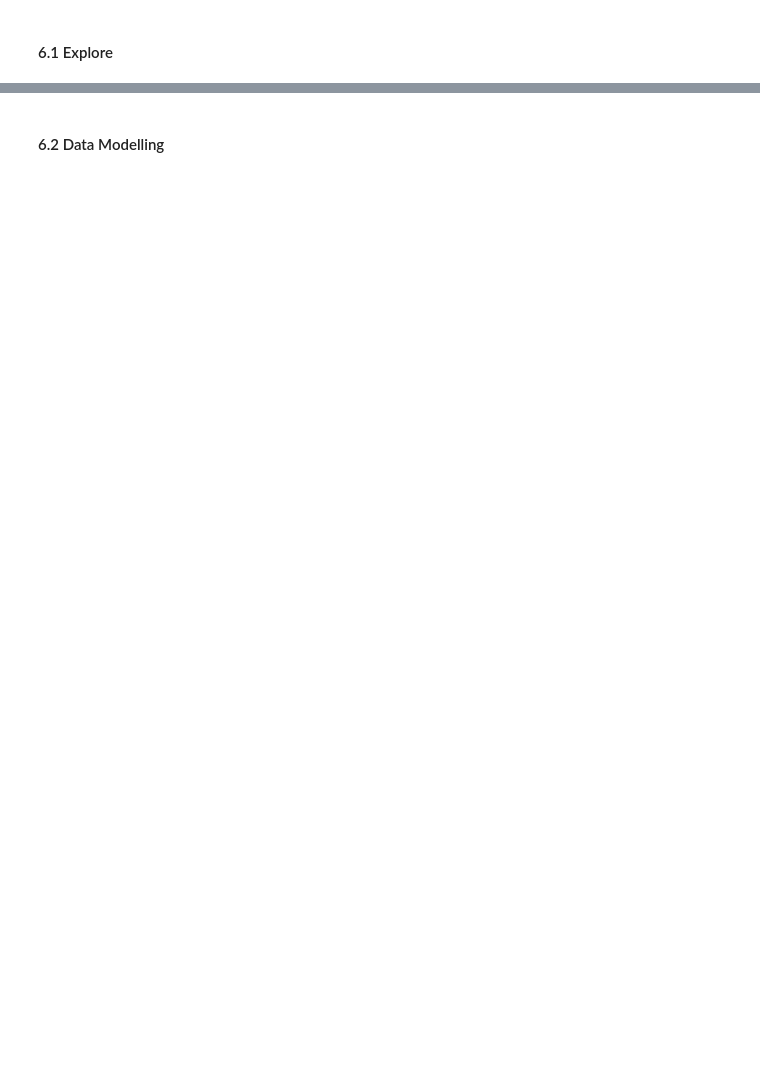
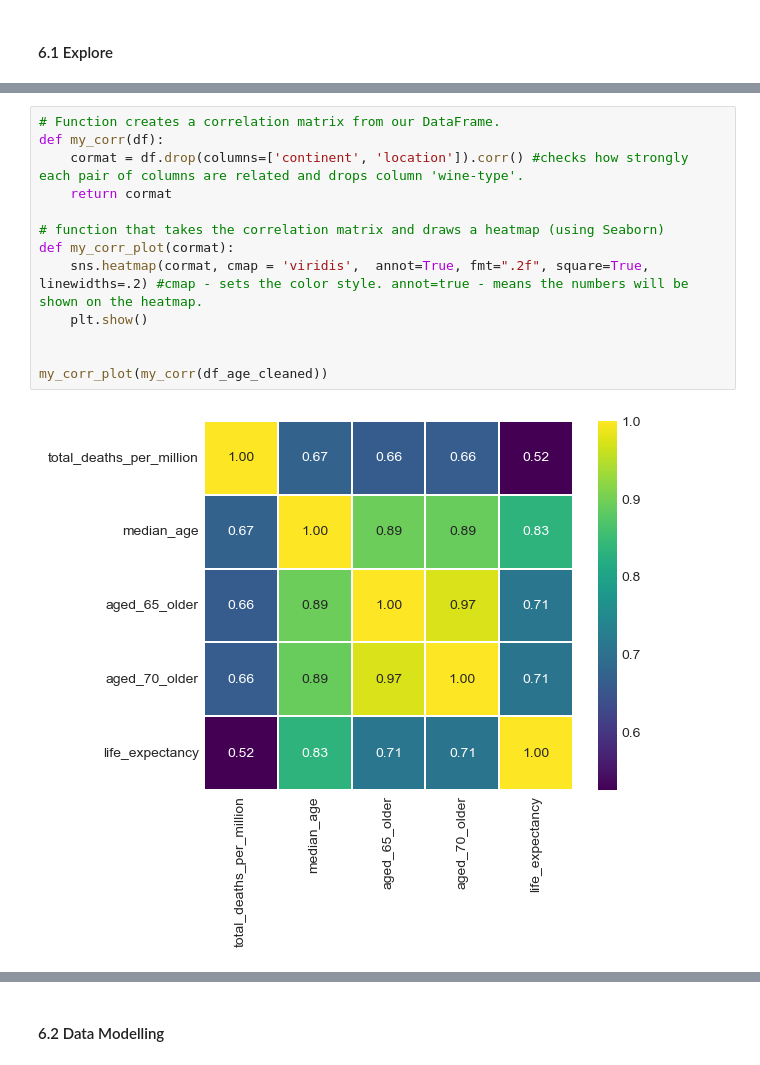
Before and after one commit to KamiStolt/BI-eksamen, a Jupyter notebook: Eksamen/BI_exam.ipynb, the cells around one changed output, grey strips where cells are left out. Drawn from its saved outputs; the diff is of its cells as text; blank space fills up the shorter version.

```diff
--- a/Eksamen/BI_exam.ipynb
+++ b/Eksamen/BI_exam.ipynb
@@ -461,0 +1077,15 @@ df_covid_cleaned.duplicated().sum()
+# %%
+# Function creates a correlation matrix from our DataFrame.
+def my_corr(df):
+    cormat = df.drop(columns=['continent', 'location']).corr() #checks how strongly each pair of columns are related and drops column 'wine-type'.
+    return cormat
+
+# function that takes the correlation matrix and draws a heatmap (using Seaborn)
+def my_corr_plot(cormat):
+    sns.heatmap(cormat, cmap = 'viridis',  annot=True, fmt=".2f", square=True, linewidths=.2) #cmap - sets the color style. annot=true - means the numbers will be shown on the heatmap.
+    plt.show()
+
+
+my_corr_plot(my_corr(df_age_cleaned))
+# %% [output]
+[figure, added]
```
Also changed, not shown: parts of 95 cells of this notebook.
